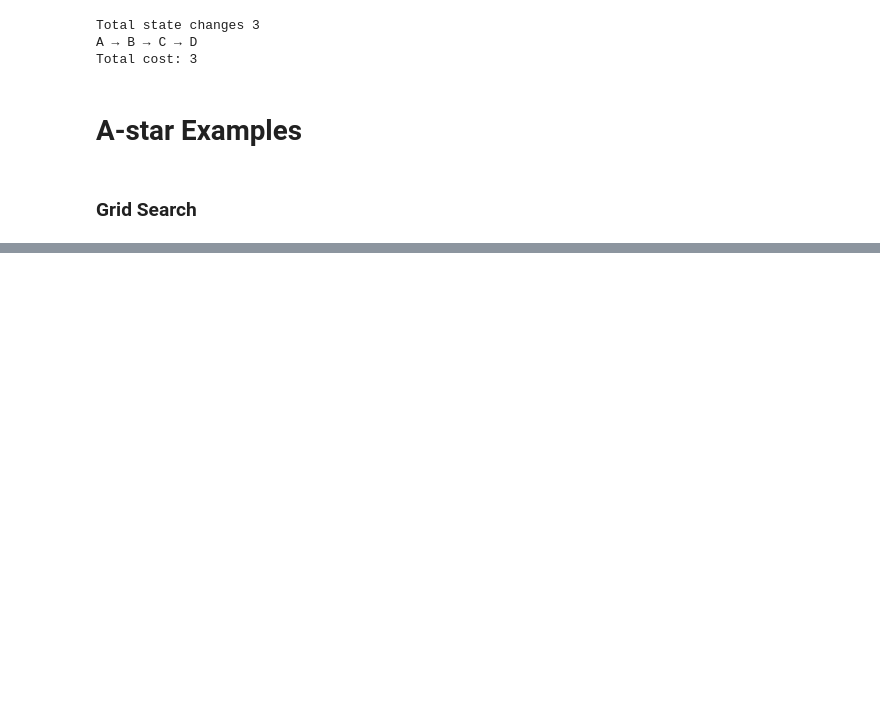
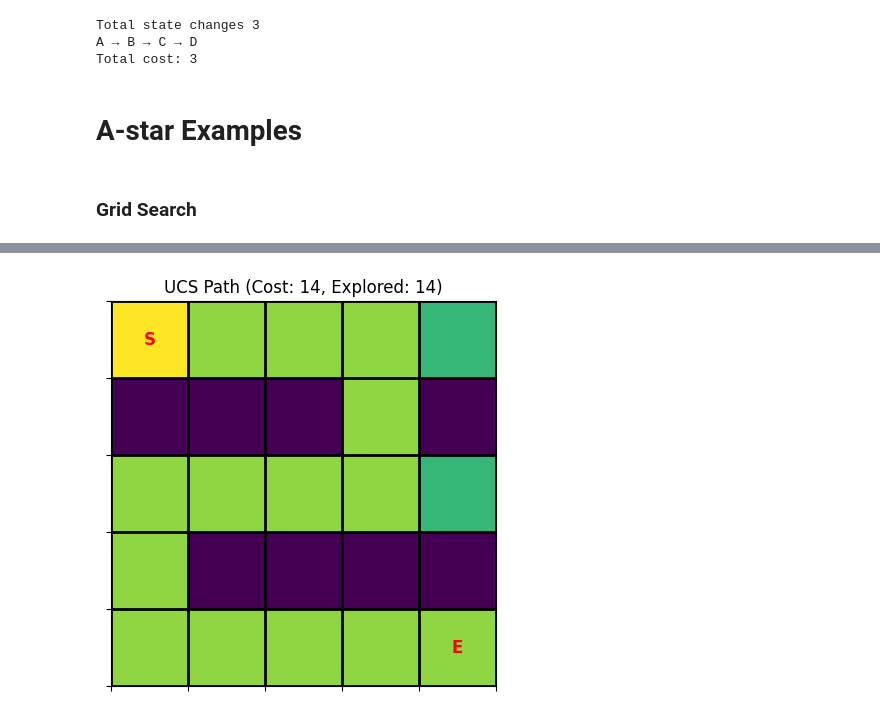
Before and after one commit to iras-mpark/MLA1020, a Jupyter notebook: week6.ipynb, the cells around one changed output, grey strips where cells are left out. Drawn from its saved outputs; the diff is of its cells as text; code cells hidden in the pictures; blank space fills up the shorter version.

```diff
--- a/week6.ipynb
+++ b/week6.ipynb
@@ -149,6 +149,10 @@ Total cost: 3
 # %% [markdown]
 # A-star Examples
 # %%
+from typing import Any, Callable
+
+Heuristic = Callable[[Any], float]
+
 class ModifiedSearchProblem(SearchProblem):
   """A modified search problem where the costs are based on the `heuristic`."""
   def __init__(self, problem: SearchProblem, heuristic: Heuristic):
@@ -260,0 +263,82 @@ NameError: name 'astar_search' is not defined
+# %%
+import matplotlib.pyplot as plt
+import numpy as np
+
+def plot_grid_path(problem: GridSearchProblem, solution: Solution | None, title: str):
+  if not solution:
+    print(f"No solution to plot for: {title}")
+    return
+
+  grid_rows = problem.rows
+  num_rows = problem.num_rows
+  num_cols = problem.num_cols
+
+  # Create a numeric grid for plotting (0: empty, 1: obstacle, 2: start, 3: end, 4: path)
+  plot_grid = np.zeros((num_rows, num_cols))
+  for r in range(num_rows):
+    for c in range(num_cols):
+      char = grid_rows[r][c]
+      if char == '#':
+        plot_grid[r, c] = -1 # Obstacle
+      elif char == 'S':
+        plot_grid[r, c] = 0.5 # Start
+      elif char == 'E':
+        plot_grid[r, c] = 0.75 # End
+
+  # Mark the path
+  for i, step in enumerate(solution.steps):
+    r, c = step.state
+    if (r, c) != problem.start_state() and (r, c) != problem.is_end(step.state):
+      plot_grid[r, c] = 0.25 # Path
+
+  plt.figure(figsize=(num_cols, num_rows))
+  plt.imshow(plot_grid, cmap='viridis', origin='upper')
+
+  # Draw grid lines
+  plt.xticks(np.arange(-.5, num_cols, 1), [])
+  plt.yticks(np.arange(-.5, num_rows, 1), [])
+  plt.grid(True, which='both', color='black', linestyle='-', linewidth=2)
+
+  # Annotate start and end
+  start_r, start_c = problem.start_state()
+  end_r, end_c = next(filter(lambda r_c: grid_rows[r_c[0]][r_c[1]] == 'E', [(r,c) for r in range(num_rows) for c in range(num_cols)]))
+
+  plt.text(start_c, start_r, 'S', ha='center', va='center', color='red', fontsize=12, fontweight='bold')
+  plt.text(end_c, end_r, 'E', ha='center', va='center', color='red', fontsize=12, fontweight='bold')
+
+  plt.title(f'{title} (Cost: {solution.cost if solution else "N/A"}, Explored: {len(solution.steps) if solution else "N/A"})')
+  plt.show()
+
+
+# Run UCS
+ucs_solution, ucs_num_explored = uniform_cost_search(problem)
+
+print("--- Uniform Cost Search ---")
+if ucs_solution:
+    print(f"Total state changes: {len(ucs_solution.steps)}")
+    ucs_path_str = str(problem.start_state())
+    for step in ucs_solution.steps:
+        ucs_path_str += " → " + str(step.state)
+    print(f"Path: {ucs_path_str}")
+    print(f"Total cost: {ucs_solution.cost}")
+    print(f"Number of states explored: {ucs_num_explored}")
+else:
+    print("No solution found for UCS.")
+plot_grid_path(problem, ucs_solution, "UCS Path")
+
+print("\n--- A* Search ---")
+# Run A*
+astar_solution, astar_num_explored = astar_search(problem, heuristic=future_cost_relaxed)
+
+if astar_solution:
+    print(f"Total state changes: {len(astar_solution.steps)}")
+    astar_path_str = str(problem.start_state())
+    for step in astar_solution.steps:
+        astar_path_str += " → " + str(step.state)
+    print(f"Path: {astar_path_str}")
+    print(f"Total cost: {astar_solution.cost}")
+    print(f"Number of states explored: {astar_num_explored}")
+else:
+    print("No solution found for A*.")
+plot_grid_path(problem, astar_solution, "A* Search Path")
+# %% [output]
@@ -260,0 +350 @@ NameError: name 'astar_search' is not defined
+[figure, added]
```
Also changed, not shown: parts of 3 cells of this notebook.
